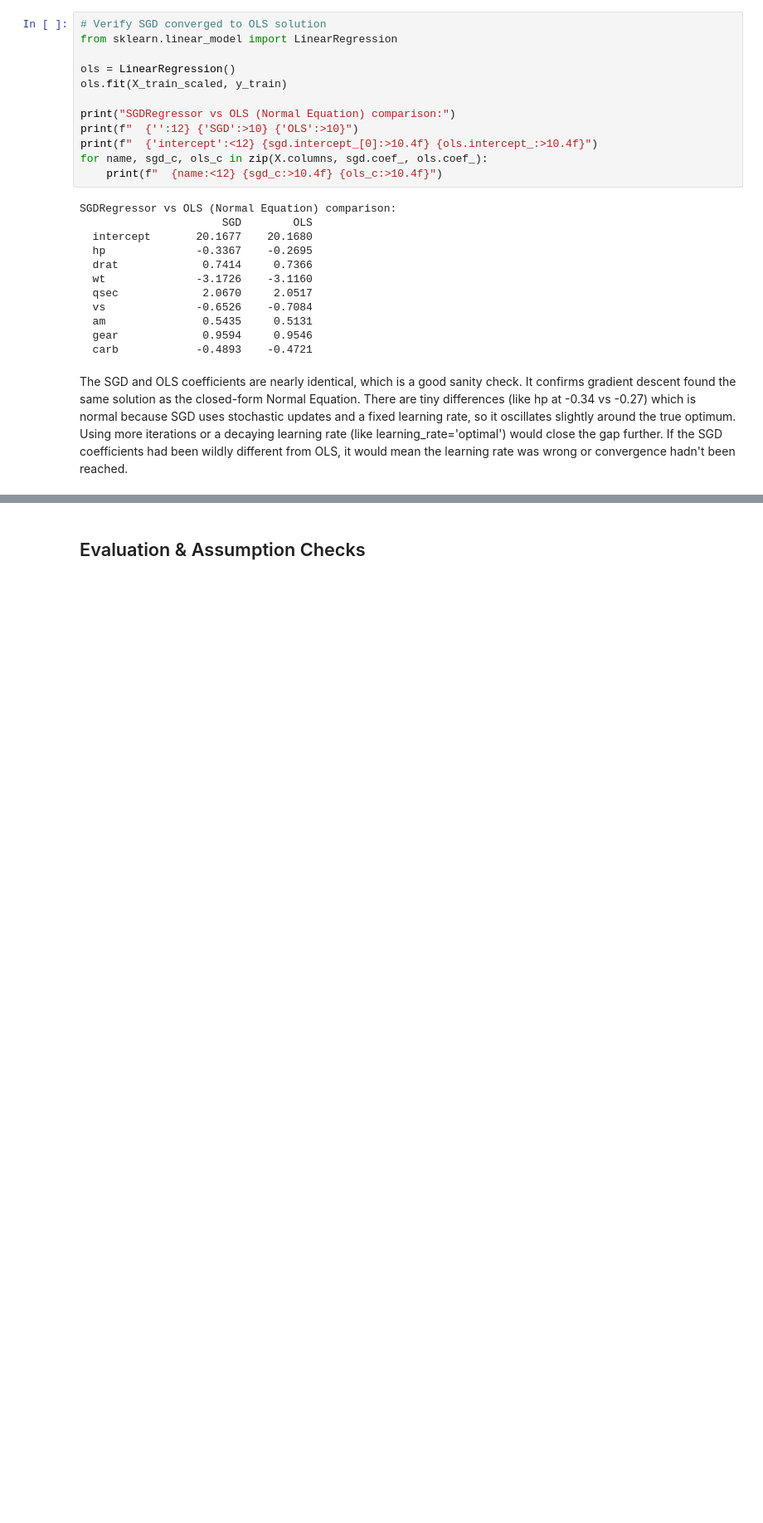
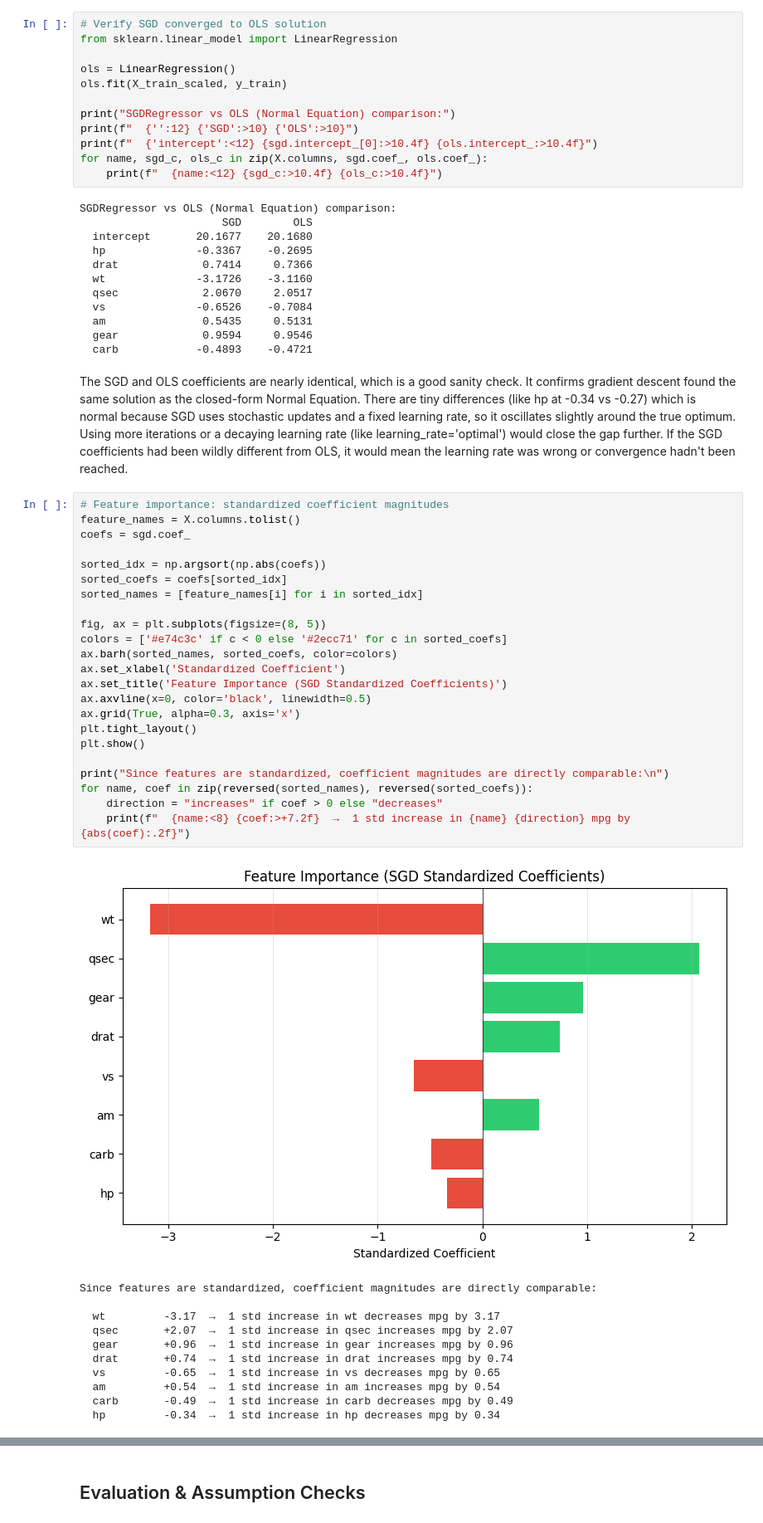
Before and after one commit to amaldu/data-science-katas, a Jupyter notebook: machine_learning/01_regression/linear_regression_grad_descent/exercises/exercise_linreg_grad_descent.ipynb, the cells around one changed output, grey strips where cells are left out. Shown at 83% size. Drawn from its saved outputs; the diff is of its cells as text; blank space fills up the shorter version.

```diff
--- a/machine_learning/01_regression/linear_regression_grad_descent/exercises/exercise_linreg_grad_descent.ipynb
+++ b/machine_learning/01_regression/linear_regression_grad_descent/exercises/exercise_linreg_grad_descent.ipynb
@@ -363,3 +426,38 @@ SGDRegressor vs OLS (Normal Equation) comparison:
   carb            -0.4893    -0.4721
 # %% [markdown]
 The SGD and OLS coefficients are nearly identical, which is a good sanity check. It confirms gradient descent found the same solution as the closed-form Normal Equation. There are tiny differences (like hp at -0.34 vs -0.27) which is normal because SGD uses stochastic updates and a fixed learning rate, so it oscillates slightly around the true optimum. Using more iterations or a decaying learning rate (like learning_rate='optimal') would close the gap further. If the SGD coefficients had been wildly different from OLS, it would mean the learning rate was wrong or convergence hadn't been reached.
+# %%
+# Feature importance: standardized coefficient magnitudes
+feature_names = X.columns.tolist()
+coefs = sgd.coef_
+
+sorted_idx = np.argsort(np.abs(coefs))
+sorted_coefs = coefs[sorted_idx]
+sorted_names = [feature_names[i] for i in sorted_idx]
+
+fig, ax = plt.subplots(figsize=(8, 5))
+colors = ['#e74c3c' if c < 0 else '#2ecc71' for c in sorted_coefs]
+ax.barh(sorted_names, sorted_coefs, color=colors)
+ax.set_xlabel('Standardized Coefficient')
+ax.set_title('Feature Importance (SGD Standardized Coefficients)')
+ax.axvline(x=0, color='black', linewidth=0.5)
+ax.grid(True, alpha=0.3, axis='x')
+plt.tight_layout()
+plt.show()
+
+print("Since features are standardized, coefficient magnitudes are directly comparable:\n")
+for name, coef in zip(reversed(sorted_names), reversed(sorted_coefs)):
+    direction = "increases" if coef > 0 else "decreases"
+    print(f"  {name:<8} {coef:>+7.2f}  →  1 std increase in {name} {direction} mpg by {abs(coef):.2f}")
+# %% [output]
+[figure, added]
+Since features are standardized, coefficient magnitudes are directly comparable:
+
+  wt         -3.17  →  1 std increase in wt decreases mpg by 3.17
+  qsec       +2.07  →  1 std increase in qsec increases mpg by 2.07
+  gear       +0.96  →  1 std increase in gear increases mpg by 0.96
+  drat       +0.74  →  1 std increase in drat increases mpg by 0.74
+  vs         -0.65  →  1 std increase in vs decreases mpg by 0.65
+  am         +0.54  →  1 std increase in am increases mpg by 0.54
+  carb       -0.49  →  1 std increase in carb decreases mpg by 0.49
+  hp         -0.34  →  1 std increase in hp decreases mpg by 0.34
```
Also changed, not shown: parts of 21 cells of this notebook.
